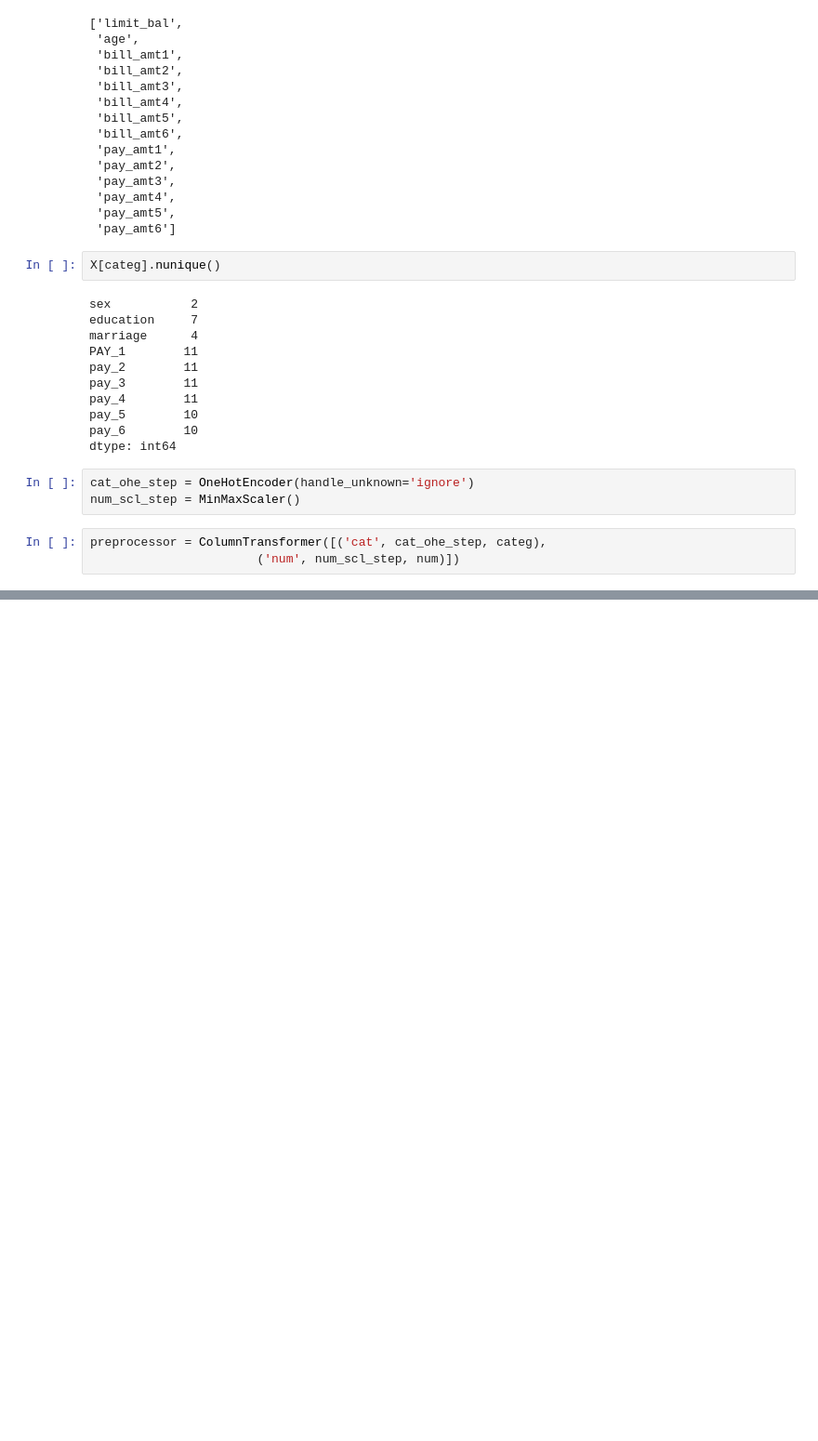
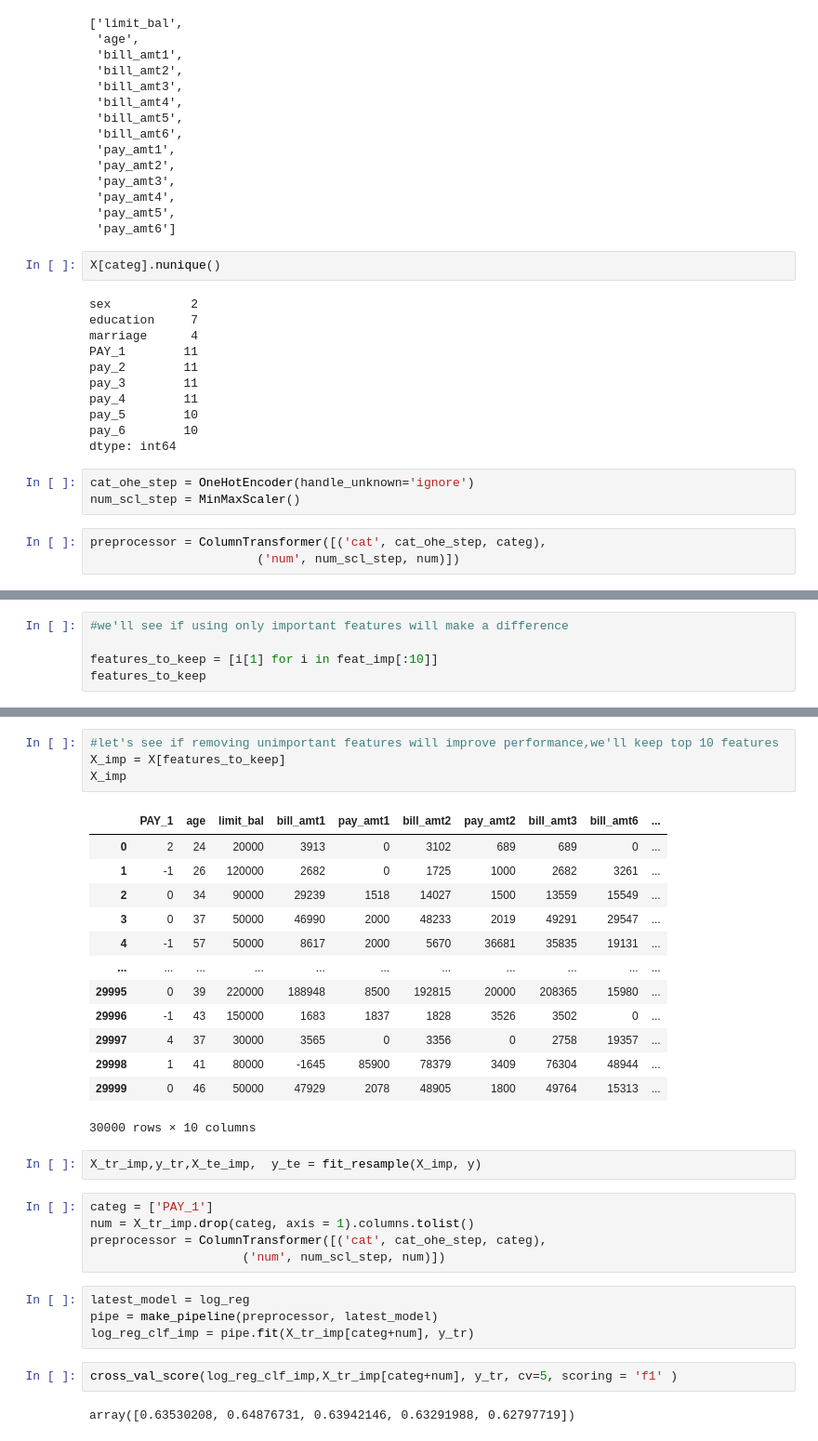
Before and after one commit to Juliana-Yakimchuk/Classif_Credit_Card, a Jupyter notebook: CC_Classification.ipynb, the cells around one changed output, grey strips where cells are left out. Shown: that part at 93% size. Cells and saved outputs as stored; diff of their text form; blank space fills up the shorter version.

```diff
--- a/CC_Classification.ipynb
+++ b/CC_Classification.ipynb
@@ -460,0 +503,5 @@ array([0.666875  , 0.69083333, 0.686875  , 0.69333333, 0.6875    ])
+# %%
+#we'll see if using only important features will make a difference
+
+features_to_keep = [i[1] for i in feat_imp[:10]]
+features_to_keep
@@ -460,0 +519,33 @@ array([0.666875  , 0.69083333, 0.686875  , 0.69333333, 0.6875    ])
+# %%
+#let's see if removing unimportant features will improve performance,we'll keep top 10 features
+X_imp = X[features_to_keep]
+X_imp
+# %% [output]
+|  | PAY_1 | age | limit_bal | bill_amt1 | pay_amt1 | bill_amt2 | pay_amt2 | bill_amt3 | bill_amt6 | ... |
+| 0 | 2 | 24 | 20000 | 3913 | 0 | 3102 | 689 | 689 | 0 | ... |
+| 1 | -1 | 26 | 120000 | 2682 | 0 | 1725 | 1000 | 2682 | 3261 | ... |
+| 2 | 0 | 34 | 90000 | 29239 | 1518 | 14027 | 1500 | 13559 | 15549 | ... |
+| 3 | 0 | 37 | 50000 | 46990 | 2000 | 48233 | 2019 | 49291 | 29547 | ... |
+| 4 | -1 | 57 | 50000 | 8617 | 2000 | 5670 | 36681 | 35835 | 19131 | ... |
+| ... | ... | ... | ... | ... | ... | ... | ... | ... | ... | ... |
+| 29995 | 0 | 39 | 220000 | 188948 | 8500 | 192815 | 20000 | 208365 | 15980 | ... |
+| 29996 | -1 | 43 | 150000 | 1683 | 1837 | 1828 | 3526 | 3502 | 0 | ... |
+| 29997 | 4 | 37 | 30000 | 3565 | 0 | 3356 | 0 | 2758 | 19357 | ... |
+| 29998 | 1 | 41 | 80000 | -1645 | 85900 | 78379 | 3409 | 76304 | 48944 | ... |
+| 29999 | 0 | 46 | 50000 | 47929 | 2078 | 48905 | 1800 | 49764 | 15313 | ... |
+30000 rows × 10 columns
+# %%
+X_tr_imp,y_tr,X_te_imp,  y_te = fit_resample(X_imp, y)
+# %%
+categ = ['PAY_1']
+num = X_tr_imp.drop(categ, axis = 1).columns.tolist()
+preprocessor = ColumnTransformer([('cat', cat_ohe_step, categ),
+                     ('num', num_scl_step, num)])
+# %%
+latest_model = log_reg
+pipe = make_pipeline(preprocessor, latest_model)
+log_reg_clf_imp = pipe.fit(X_tr_imp[categ+num], y_tr)
+# %%
+cross_val_score(log_reg_clf_imp,X_tr_imp[categ+num], y_tr, cv=5, scoring = 'f1' )
+# %% [output]
+array([0.63530208, 0.64876731, 0.63942146, 0.63291988, 0.62797719])
```
Also changed, not shown: parts of 56 cells of this notebook.
